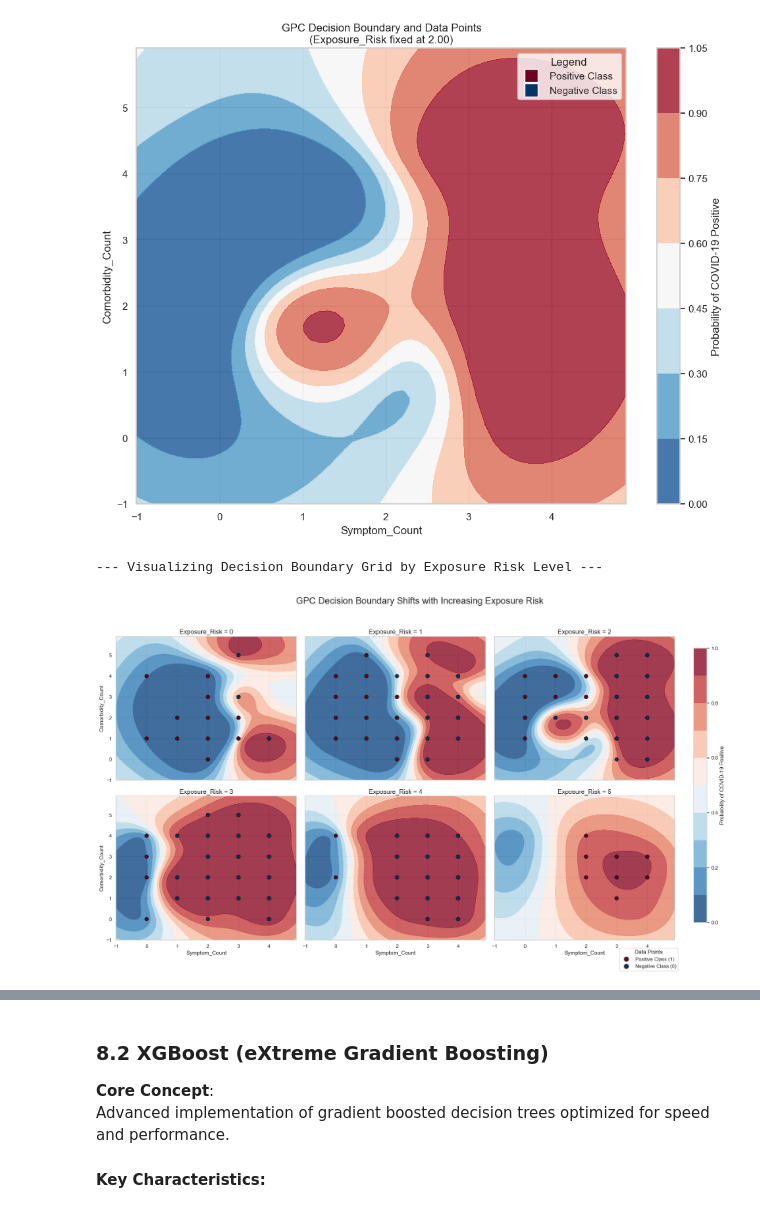
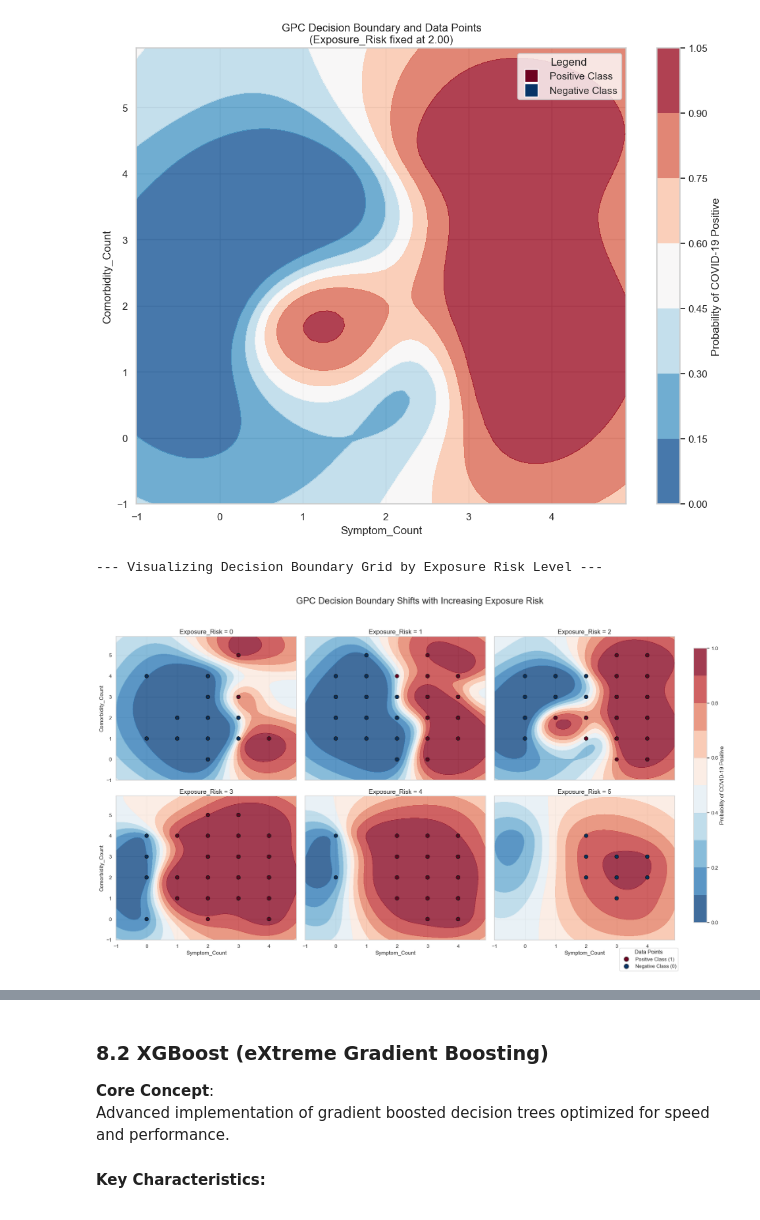
Before and after one commit to IzamAriff/BDA_PROJECT, a Jupyter notebook: main.ipynb, the cells around one changed output, grey strips where cells are left out. Cells and saved outputs as stored; diff of their text form; code cells hidden in the pictures.

Commit message:
plot and accuracy

```diff
--- a/main.ipynb
+++ b/main.ipynb
@@ -1380,41 +1380,41 @@ for i, level in enumerate(exposure_levels):
     train_slice = X_train[X_train[fixed_feature_name] == level]
     y_slice = y_train[X_train[fixed_feature_name] == level]
     ax.scatter(train_slice[feature_1_name], train_slice[feature_2_name], c=y_slice,
-               cmap=plt.cm.RdBu, edgecolors='k', s=60)
+               cmap=plt.cm.RdBu_r, edgecolors='k', s=60)
 
     # Set the title for each subplot
     ax.set_title(f'{fixed_feature_name} = {level}', fontsize=14)
 
     # Set axis labels only on the outer plots to reduce clutter
     if i // 3 == 1:  # Bottom row
         ax.set_xlabel(feature_1_name, fontsize=12)
     if i % 3 == 0:  # Left-most column
         ax.set_ylabel(feature_2_name, fontsize=12)
 
 # 4. Finalize the overall figure
 # Add a single, descriptive title for the entire grid
 fig.suptitle('GPC Decision Boundary Shifts with Increasing Exposure Risk', fontsize=20)
 
 # Adjust layout to prevent titles/labels from overlapping
 fig.tight_layout(rect=[0, 0.05, 0.9, 0.95])
 
 # Add a single, shared colorbar for all subplots
 cbar_ax = fig.add_axes([0.92, 0.15, 0.02, 0.7])
 fig.colorbar(contour, cax=cbar_ax, label='Probability of COVID-19 Positive')
 
 # Add a single, shared legend for the class colors
 legend_elements = [
     Line2D([0], [0], marker='o', color='w', label='Positive Class (1)',
            markerfacecolor=plt.cm.RdBu_r(0.99), markeredgecolor='k', markersize=10),
     Line2D([0], [0], marker='o', color='w', label='Negative Class (0)',
            markerfacecolor=plt.cm.RdBu_r(0.01), markeredgecolor='k', markersize=10)
 ]
 fig.legend(handles=legend_elements, loc='lower right', bbox_to_anchor=(0.9, 0.02), title="Data Points")
 
 plt.show()
 # %% [output]
 --- Visualizing Decision Boundary Grid by Exposure Risk Level ---
-[figure, old version]
+[figure, new version]
 # %% [markdown]
 #### Summary GPC
 
```
Also changed, not shown: parts of 1 cell of this notebook.
